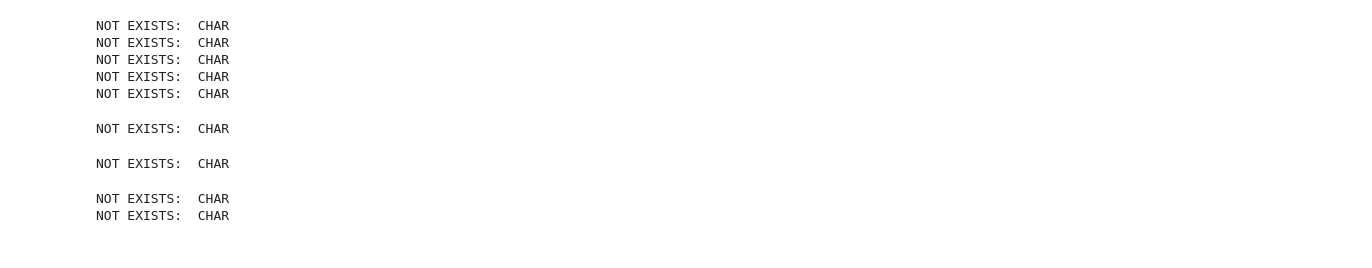
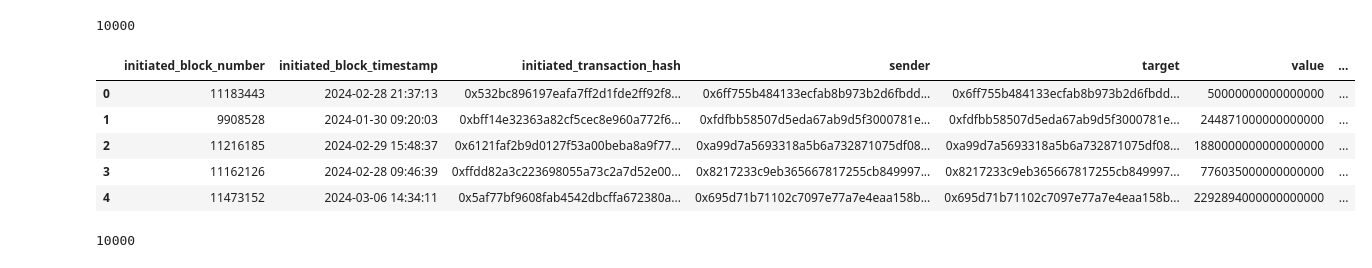
Before and after one commit to germanier/ovm-bridges, a Jupyter notebook: jupyter/notebooks/chainbase.ipynb, the cells around one changed output. Saved outputs shown, nothing was run; the diff lists cells and outputs as text; code cells hidden in the pictures.

```diff
--- a/jupyter/notebooks/chainbase.ipynb
+++ b/jupyter/notebooks/chainbase.ipynb
@@ -3,5 +3,8 @@ import os
 from chainbase_sdk.sql_alpha import ChainbaseSQLAlpha
 
 CHAINBASE_API_KEY=os.environ['CHAINBASE_API_KEY']
+
+L2_CHAIN = 'base'
+L1_PORTAL = '0x49048044d57e1c92a77f79988d21fa8faf74e97e'
 # %%
 client = ChainbaseSQLAlpha(api_key=CHAINBASE_API_KEY)
@@ -97,16 +103,0 @@ def deposit(client, contract_address):
-# %%
-base_withdrawal_started = withdrawal_initiated(client=client, chain='base')
-# %% [output]
-NOT EXISTS:  CHAR
-NOT EXISTS:  CHAR
-NOT EXISTS:  CHAR
-NOT EXISTS:  CHAR
-NOT EXISTS:  CHAR
-# %%
-base_withdrawal_proven = withdrawal_proven(client=client, contract_address='0x49048044d57e1c92a77f79988d21fa8faf74e97e')
-# %% [output]
-NOT EXISTS:  CHAR
-# %%
-base_withdrawal_finalized = withdrawal_finalized(client=client, contract_address='0x49048044d57e1c92a77f79988d21fa8faf74e97e')
-# %% [output]
-NOT EXISTS:  CHAR
@@ -126,5 +104,21 @@ base_withdrawals = base_withdrawal_started.merge(
+# %%
+base_withdrawals = withdrawal_basic_query(client=client, chain=L2_CHAIN,contract_address=L1_PORTAL)
+
+len(base_withdrawals)
+# %% [output]
+10000
+# %%
+base_withdrawals.head()
+# %% [output]
+|  | initiated_block_number | initiated_block_timestamp | initiated_transaction_hash | sender | target | value | ... |
+| 0 | 11183443 | 2024-02-28 21:37:13 | 0x532bc896197eafa7ff2d1fde2ff92f8... | 0x6ff755b484133ecfab8b973b2d6fbdd... | 0x6ff755b484133ecfab8b973b2d6fbdd... | 50000000000000000 | ... |
+| 1 | 9908528 | 2024-01-30 09:20:03 | 0xbff14e32363a82cf5cec8e960a772f6... | 0xfdfbb58507d5eda67ab9d5f3000781e... | 0xfdfbb58507d5eda67ab9d5f3000781e... | 244871000000000000 | ... |
+| 2 | 11216185 | 2024-02-29 15:48:37 | 0x6121faf2b9d0127f53a00beba8a9f77... | 0xa99d7a5693318a5b6a732871075df08... | 0xa99d7a5693318a5b6a732871075df08... | 1880000000000000000 | ... |
+| 3 | 11162126 | 2024-02-28 09:46:39 | 0xffdd82a3c223698055a73c2a7d52e00... | 0x8217233c9eb365667817255cb849997... | 0x8217233c9eb365667817255cb849997... | 776035000000000000 | ... |
+| 4 | 11473152 | 2024-03-06 14:34:11 | 0x5af77bf9608fab4542dbcffa672380a... | 0x695d71b71102c7097e77a7e4eaa158b... | 0x695d71b71102c7097e77a7e4eaa158b... | 2292894000000000000 | ... |
 # %%
-base_deposits = deposit(client=client, contract_address='0x49048044d57e1c92a77f79988d21fa8faf74e97e')
+base_deposits = deposit_basic_query(client=client, contract_address=L1_PORTAL)
+
+len(base_deposits)
 # %% [output]
-NOT EXISTS:  CHAR
-NOT EXISTS:  CHAR
+10000
```
Also changed, not shown: parts of 19 cells of this notebook, 8 other files.
